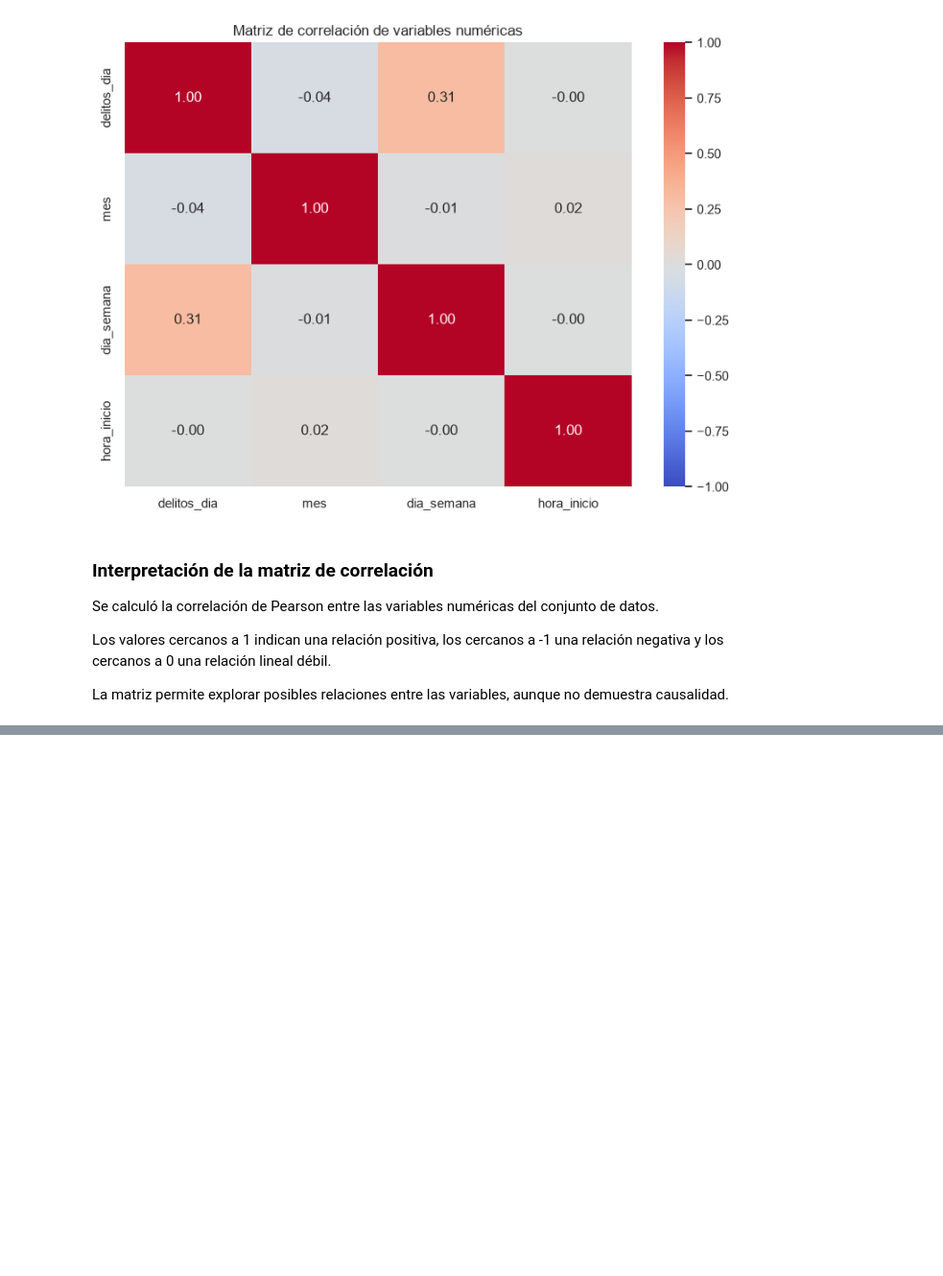
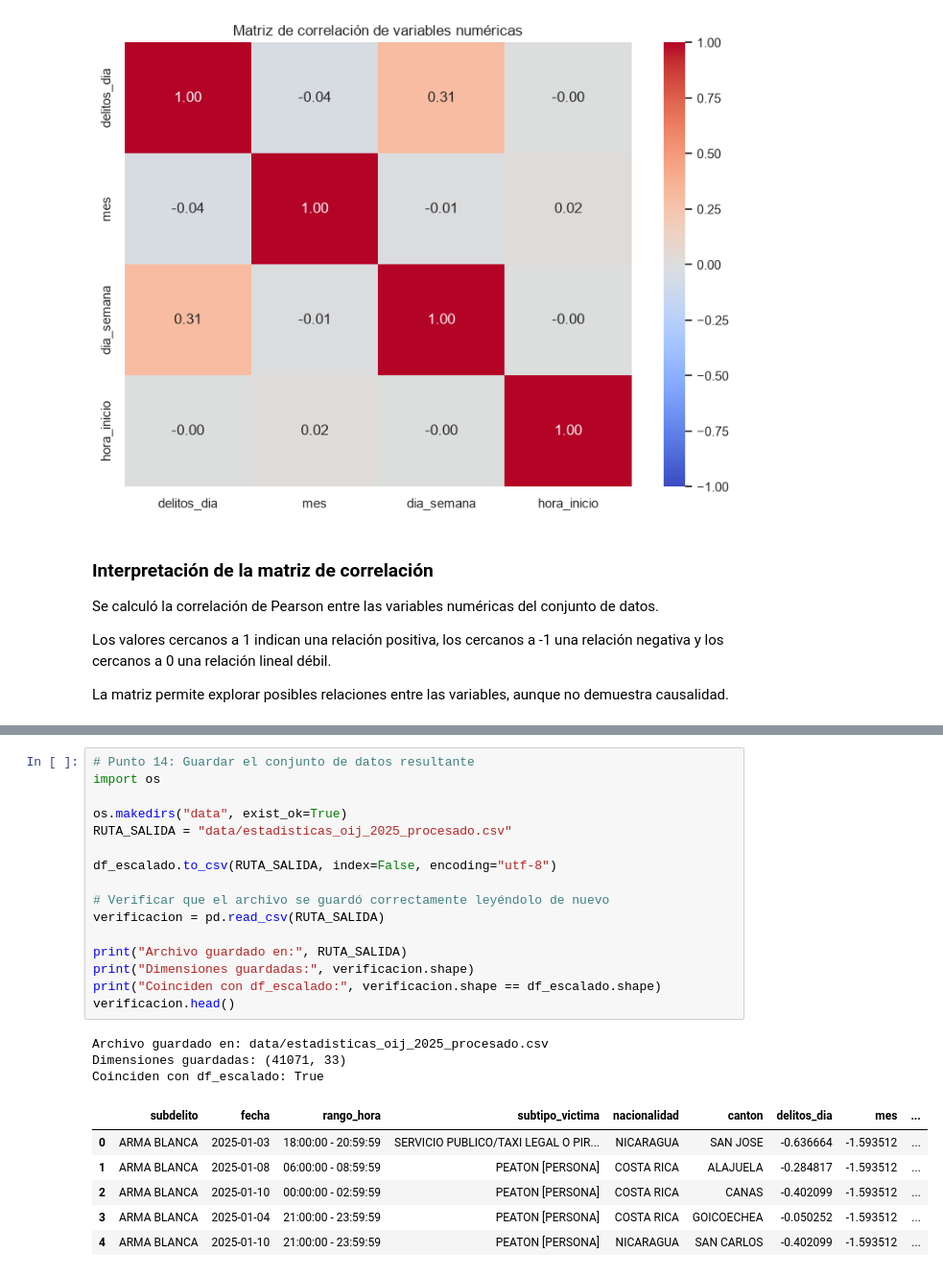
Before and after one commit to xaviferzun/lab4-mineria, a Jupyter notebook: lab4_IC2025.ipynb, the cells around one changed output, grey strips where cells are left out. Shown at 96% size. Drawn from its saved outputs; the diff is of its cells as text; blank space fills up the shorter version.

Commit message:
chore: ejecutar notebook y agregar dataset procesado

```diff
--- a/lab4_IC2025.ipynb
+++ b/lab4_IC2025.ipynb
@@ -810,0 +884,26 @@ La matriz permite explorar posibles relaciones entre las variables, aunque no de
+# %%
+# Punto 14: Guardar el conjunto de datos resultante
+import os
+
+os.makedirs("data", exist_ok=True)
+RUTA_SALIDA = "data/estadisticas_oij_2025_procesado.csv"
+
+df_escalado.to_csv(RUTA_SALIDA, index=False, encoding="utf-8")
+
+# Verificar que el archivo se guardó correctamente leyéndolo de nuevo
+verificacion = pd.read_csv(RUTA_SALIDA)
+
+print("Archivo guardado en:", RUTA_SALIDA)
+print("Dimensiones guardadas:", verificacion.shape)
+print("Coinciden con df_escalado:", verificacion.shape == df_escalado.shape)
+verificacion.head()
+# %% [output]
+Archivo guardado en: data/estadisticas_oij_2025_procesado.csv
+Dimensiones guardadas: (41071, 33)
+Coinciden con df_escalado: True
+|  | subdelito | fecha | rango_hora | subtipo_victima | nacionalidad | canton | delitos_dia | mes | ... |
+| 0 | ARMA BLANCA | 2025-01-03 | 18:00:00 - 20:59:59 | SERVICIO PUBLICO/TAXI LEGAL O PIR... | NICARAGUA | SAN JOSE | -0.636664 | -1.593512 | ... |
+| 1 | ARMA BLANCA | 2025-01-08 | 06:00:00 - 08:59:59 | PEATON [PERSONA] | COSTA RICA | ALAJUELA | -0.284817 | -1.593512 | ... |
+| 2 | ARMA BLANCA | 2025-01-10 | 00:00:00 - 02:59:59 | PEATON [PERSONA] | COSTA RICA | CANAS | -0.402099 | -1.593512 | ... |
+| 3 | ARMA BLANCA | 2025-01-04 | 21:00:00 - 23:59:59 | PEATON [PERSONA] | COSTA RICA | GOICOECHEA | -0.050252 | -1.593512 | ... |
+| 4 | ARMA BLANCA | 2025-01-10 | 21:00:00 - 23:59:59 | PEATON [PERSONA] | NICARAGUA | SAN CARLOS | -0.402099 | -1.593512 | ... |
```
Also changed, not shown: parts of 6 cells of this notebook, 1 other file.
